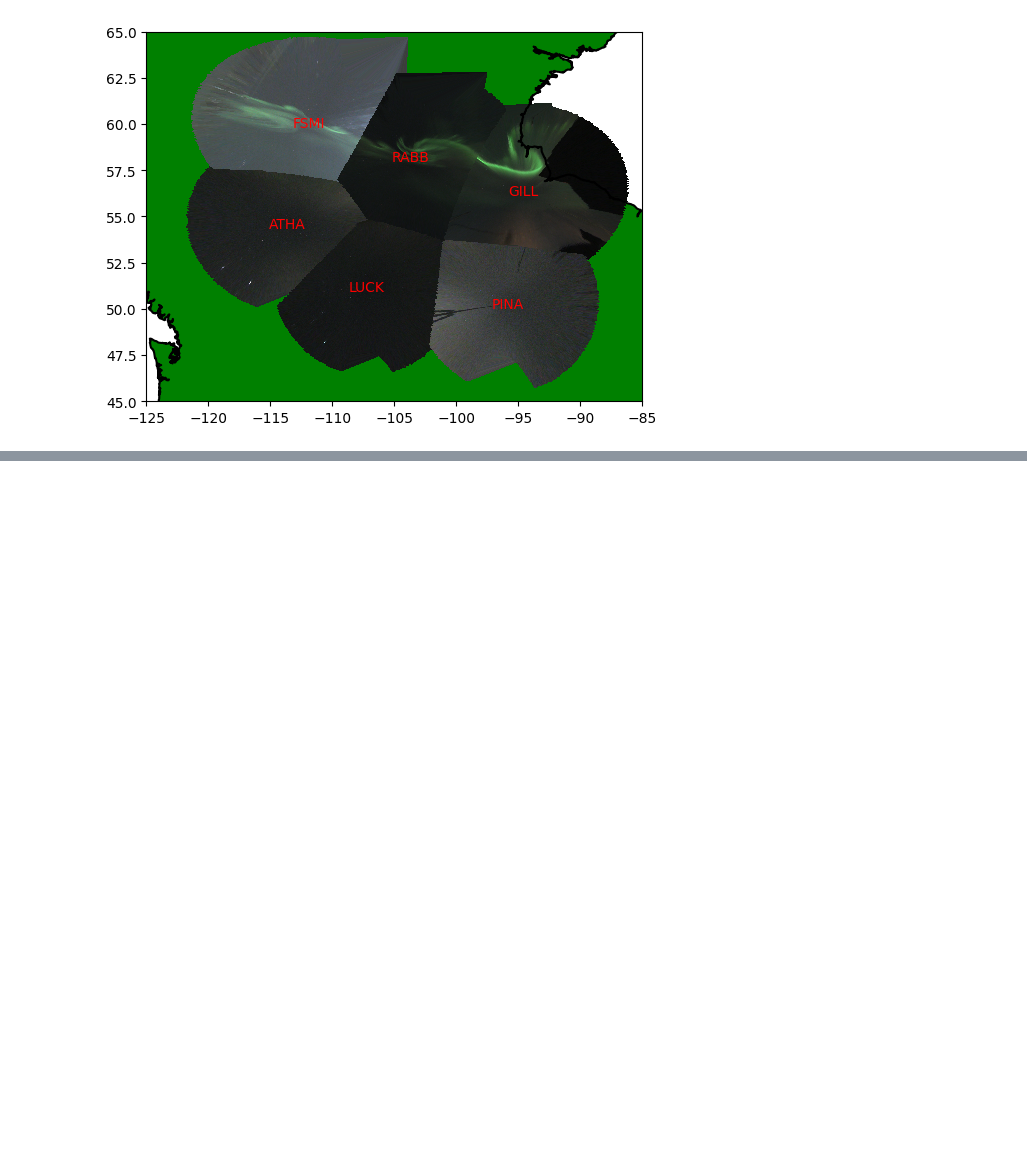
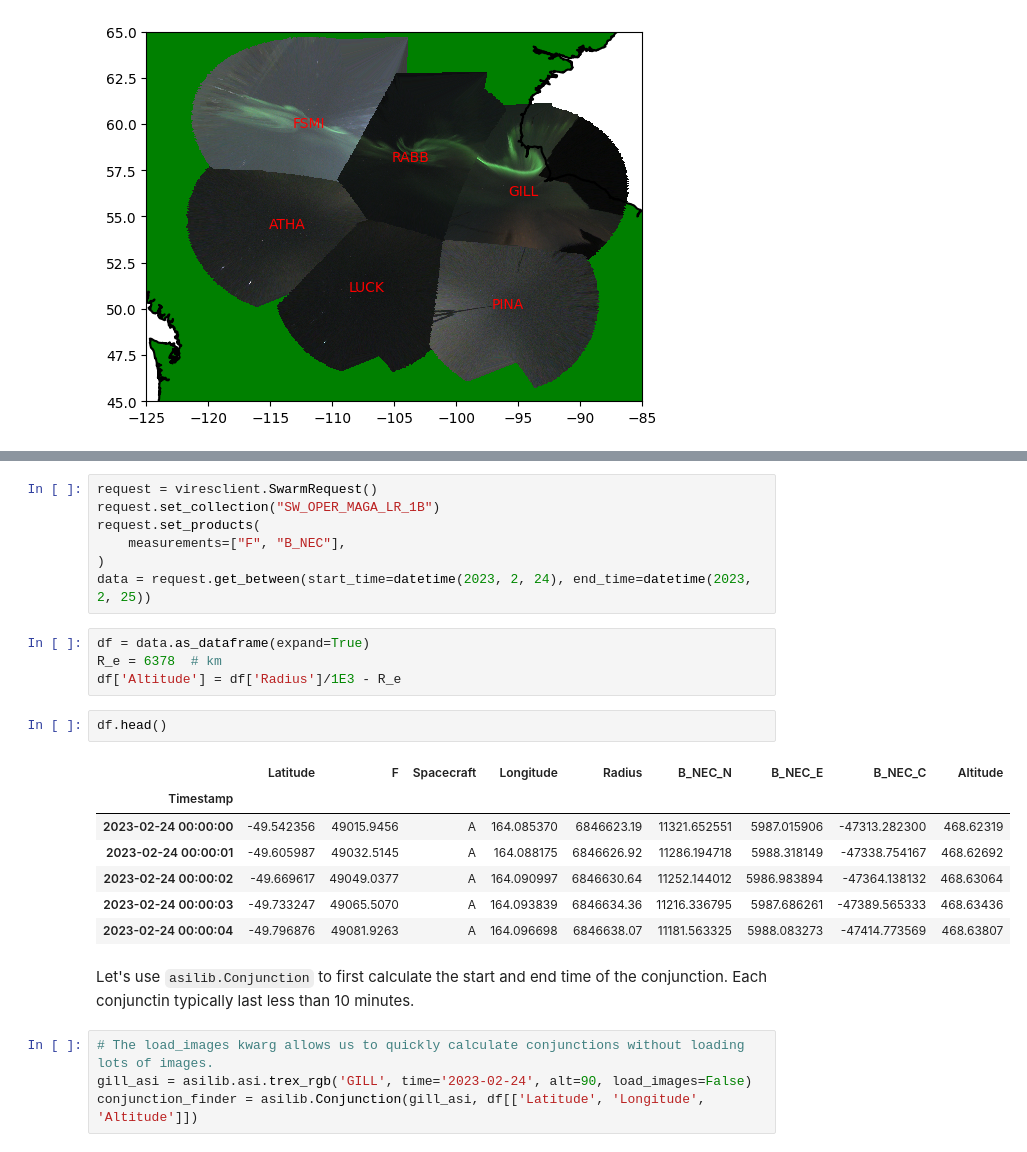
Before and after one commit to kylermurphy/DASP_2024, a Jupyter notebook: asilib/2024_dasp_asilib_local.ipynb, the cells around one changed output, grey strips where cells are left out. Saved outputs shown, nothing was run; the diff lists cells and outputs as text; blank space fills up the shorter version.

```diff
--- a/asilib/2024_dasp_asilib_local.ipynb
+++ b/asilib/2024_dasp_asilib_local.ipynb
@@ -241,0 +263,27 @@ Note: for project \#2, ideally you should map the satellite's location, orbiting
+# %%
+request = viresclient.SwarmRequest()
+request.set_collection("SW_OPER_MAGA_LR_1B")
+request.set_products(
+    measurements=["F", "B_NEC"],
+)
+data = request.get_between(start_time=datetime(2023, 2, 24), end_time=datetime(2023, 2, 25))
+# %%
+df = data.as_dataframe(expand=True)
+R_e = 6378  # km
+df['Altitude'] = df['Radius']/1E3 - R_e
+# %%
+df.head()
+# %% [output]
+|  | Latitude | F | Spacecraft | Longitude | Radius | B_NEC_N | B_NEC_E | B_NEC_C | Altitude |
+| Timestamp |  |  |  |  |  |  |  |  |  |
+| 2023-02-24 00:00:00 | -49.542356 | 49015.9456 | A | 164.085370 | 6846623.19 | 11321.652551 | 5987.015906 | -47313.282300 | 468.62319 |
+| 2023-02-24 00:00:01 | -49.605987 | 49032.5145 | A | 164.088175 | 6846626.92 | 11286.194718 | 5988.318149 | -47338.754167 | 468.62692 |
+| 2023-02-24 00:00:02 | -49.669617 | 49049.0377 | A | 164.090997 | 6846630.64 | 11252.144012 | 5986.983894 | -47364.138132 | 468.63064 |
+| 2023-02-24 00:00:03 | -49.733247 | 49065.5070 | A | 164.093839 | 6846634.36 | 11216.336795 | 5987.686261 | -47389.565333 | 468.63436 |
+| 2023-02-24 00:00:04 | -49.796876 | 49081.9263 | A | 164.096698 | 6846638.07 | 11181.563325 | 5988.083273 | -47414.773569 | 468.63807 |
+# %% [markdown]
+Let's use `asilib.Conjunction` to first calculate the start and end time of the conjunction. Each conjunctin typically last less than 10 minutes.
+# %%
+# The load_images kwarg allows us to quickly calculate conjunctions without loading lots of images.
+gill_asi = asilib.asi.trex_rgb('GILL', time='2023-02-24', alt=90, load_images=False)
+conjunction_finder = asilib.Conjunction(gill_asi, df[['Latitude', 'Longitude', 'Altitude']])
```
Also changed, not shown: parts of 20 cells of this notebook, 1 other file.
